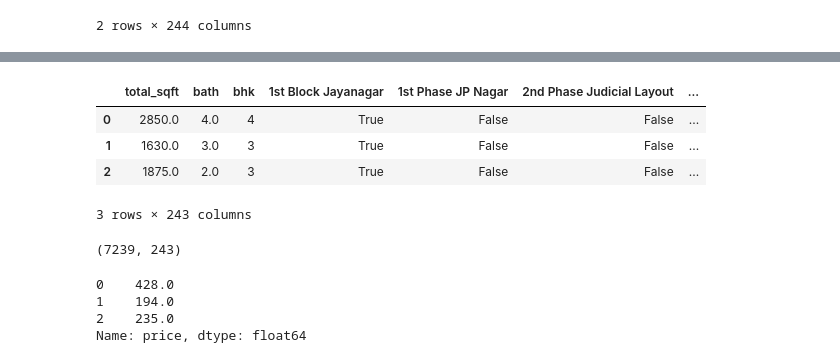
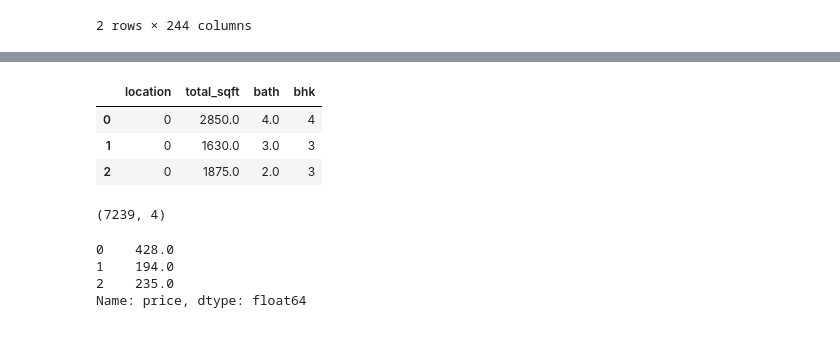
Before and after one commit to NayeemHossenJim/Machine-Learning, a Jupyter notebook: 6. House Price Prediction/1. BHP/2. Model/banglore_home_prices_final.ipynb, the cells around one changed output, grey strips where cells are left out. Saved outputs shown, nothing was run; the diff lists cells and outputs as text; code cells hidden in the pictures.

```diff
--- a/6. House Price Prediction/1. BHP/2. Model/banglore_home_prices_final.ipynb
+++ b/6. House Price Prediction/1. BHP/2. Model/banglore_home_prices_final.ipynb
@@ -392,3 +390,11 @@ df10.head(3)
 | 0 | 1st Block Jayanagar | 2850.0 | 4.0 | 428.0 | 4 |
 | 1 | 1st Block Jayanagar | 1630.0 | 3.0 | 194.0 | 3 |
 | 2 | 1st Block Jayanagar | 1875.0 | 2.0 | 235.0 | 3 |
+# %%
+from sklearn.preprocessing import LabelEncoder
+
+encoder = LabelEncoder()
+
+df10['location'] = encoder.fit_transform(df10['location'])
+
+df10
@@ -427,14 +447,13 @@ df12.shape
 # %%
-X = df12.drop(['price'],axis='columns')
+X = df10.drop(['price'],axis='columns')
 X.head(3)
 # %% [output]
-|  | total_sqft | bath | bhk | 1st Block Jayanagar | 1st Phase JP Nagar | 2nd Phase Judicial Layout | ... |
-| 0 | 2850.0 | 4.0 | 4 | True | False | False | ... |
-| 1 | 1630.0 | 3.0 | 3 | True | False | False | ... |
-| 2 | 1875.0 | 2.0 | 3 | True | False | False | ... |
+|  | location | total_sqft | bath | bhk |
+| 0 | 0 | 2850.0 | 4.0 | 4 |
+| 1 | 0 | 1630.0 | 3.0 | 3 |
+| 2 | 0 | 1875.0 | 2.0 | 3 |
-3 rows × 243 columns
 # %%
 X.shape
 # %% [output]
-(7239, 243)
+(7239, 4)
 # %%
```
Also changed, not shown: parts of 15 cells of this notebook, 2 other files.
